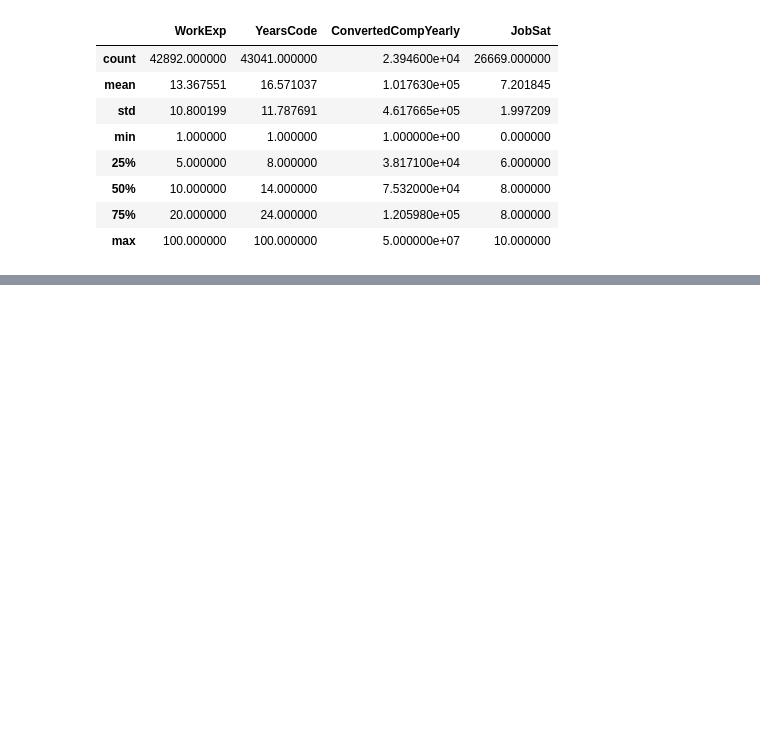
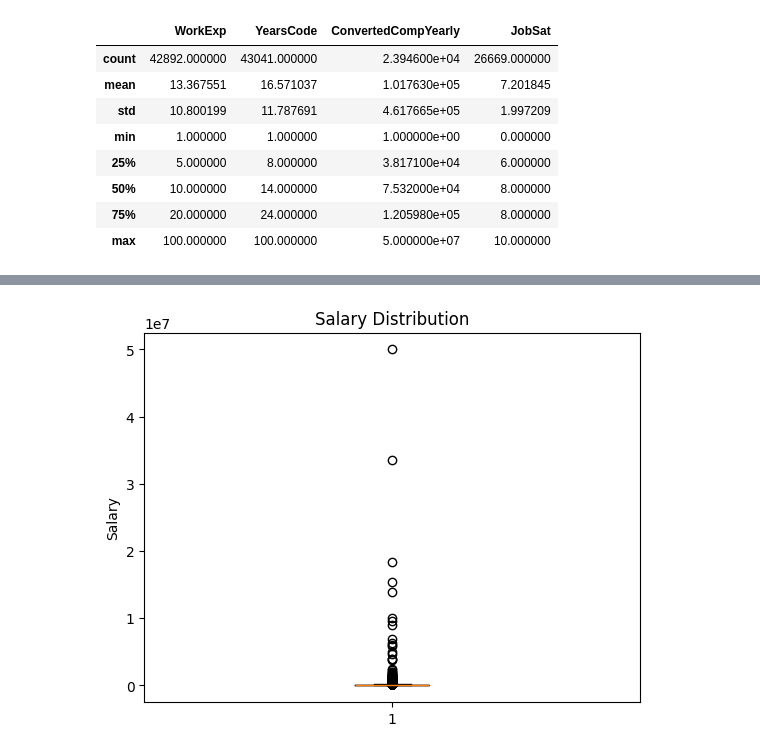
Before and after one commit to kareem-m/Data_Mining_Project, a Jupyter notebook: main.ipynb, the cells around one changed output, grey strips where cells are left out. Cells and saved outputs as stored; diff of their text form; code cells hidden in the pictures; blank space fills up the shorter version.

```diff
--- a/main.ipynb
+++ b/main.ipynb
@@ -150,0 +135,7 @@ plt.show()
+# %%
+plt.boxplot(df["ConvertedCompYearly"].dropna())
+plt.title("Salary Distribution")
+plt.ylabel("Salary")
+plt.show()
+# %% [output]
+[figure, added]
```
Also changed, not shown: parts of 13 cells of this notebook.
